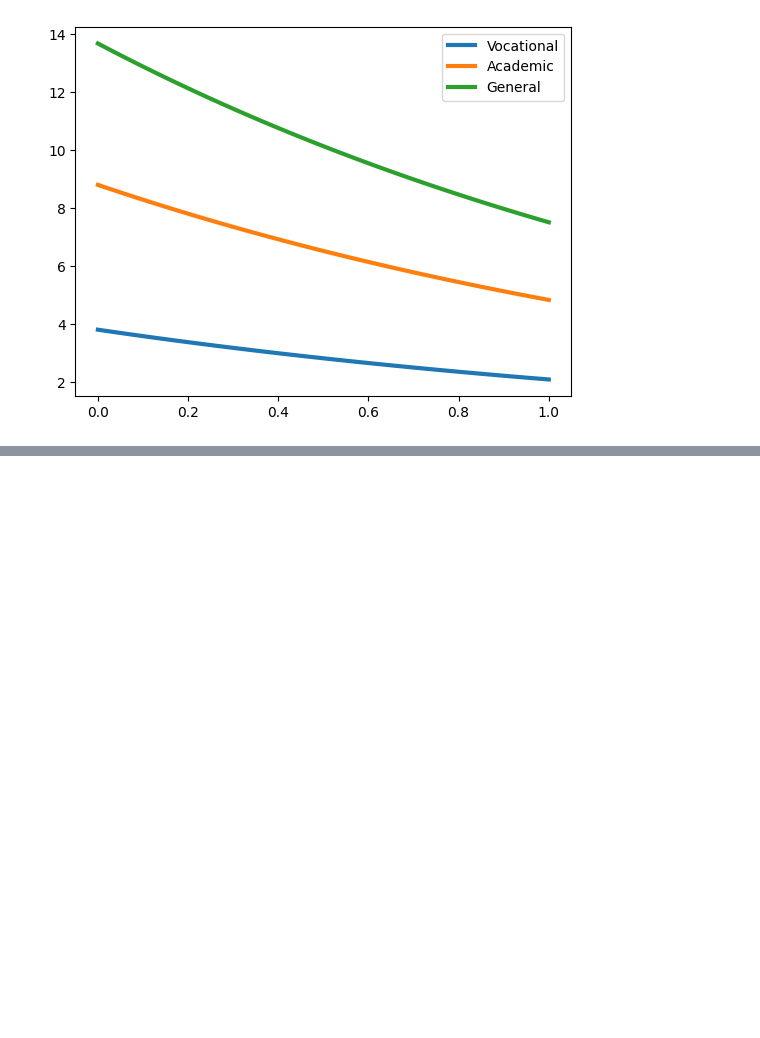
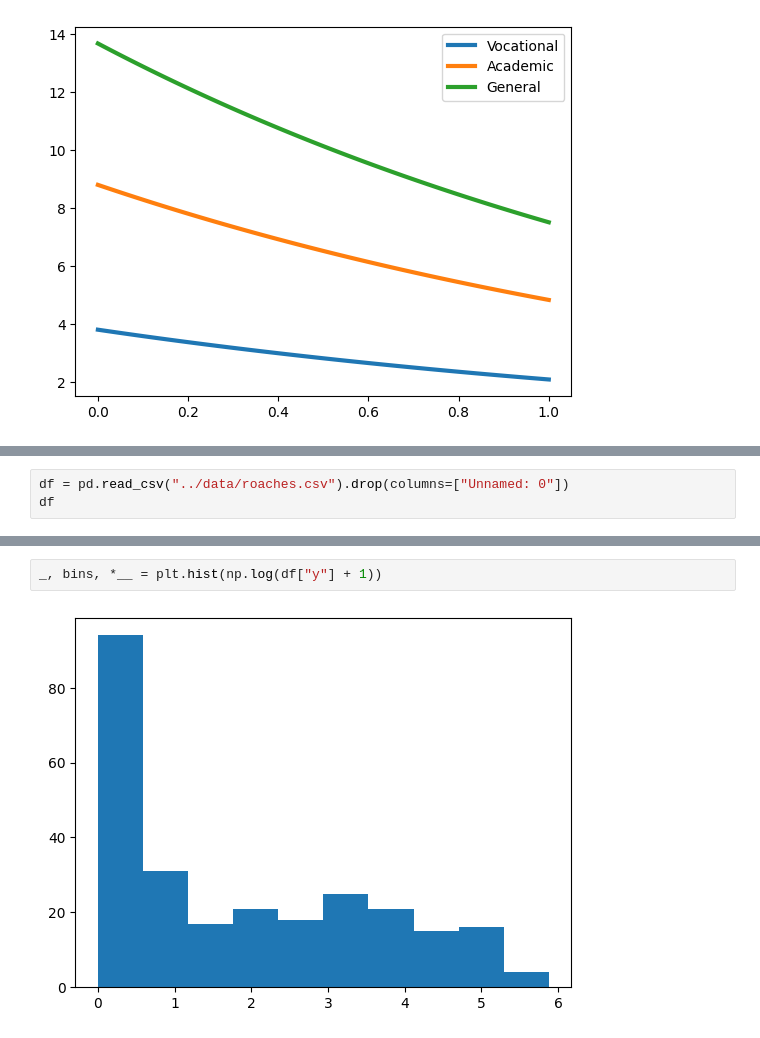
Before and after one commit to mgreenbe/DATA335W2025, a Jupyter notebook: code/count_regression.ipynb, the cells around one changed output, grey strips where cells are left out. Cells and saved outputs as stored; diff of their text form; blank space fills up the shorter version.

```diff
--- a/code/count_regression.ipynb
+++ b/code/count_regression.ipynb
@@ -408,0 +431,3 @@ plt.show()
+# %%
+df = pd.read_csv("../data/roaches.csv").drop(columns=["Unnamed: 0"])
+df
@@ -408,0 +457,4 @@ plt.show()
+# %%
+_, bins, *__ = plt.hist(np.log(df["y"] + 1))
+# %% [output]
+[figure, added]
```
Also changed, not shown: parts of 8 cells of this notebook, 1 other file.
